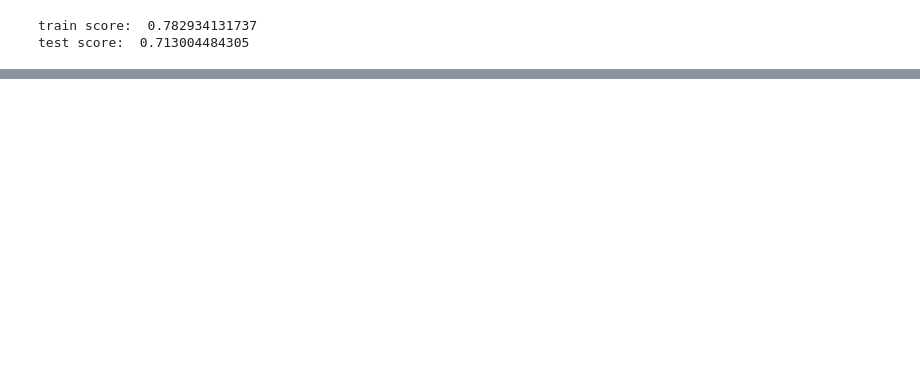
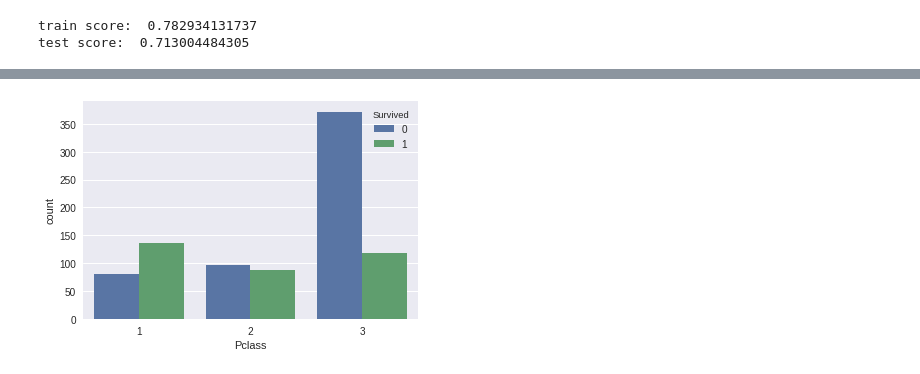
Before and after one commit to petarivanovv9/Machine-Learning-Course-FMI, a Jupyter notebook: titanic-kaggle-exercise.ipynb, the cells around one changed output, grey strips where cells are left out. Saved outputs shown, nothing was run; the diff lists cells and outputs as text; code cells hidden in the pictures; blank space fills up the shorter version.

```diff
--- a/titanic-kaggle-exercise.ipynb
+++ b/titanic-kaggle-exercise.ipynb
@@ -264,0 +310,4 @@ test score:  0.713004484305
+# %%
+sns.countplot('Pclass', hue='Survived', data=original);
+# %% [output]
+[figure, added]
```
Also changed, not shown: parts of 22 cells of this notebook.
